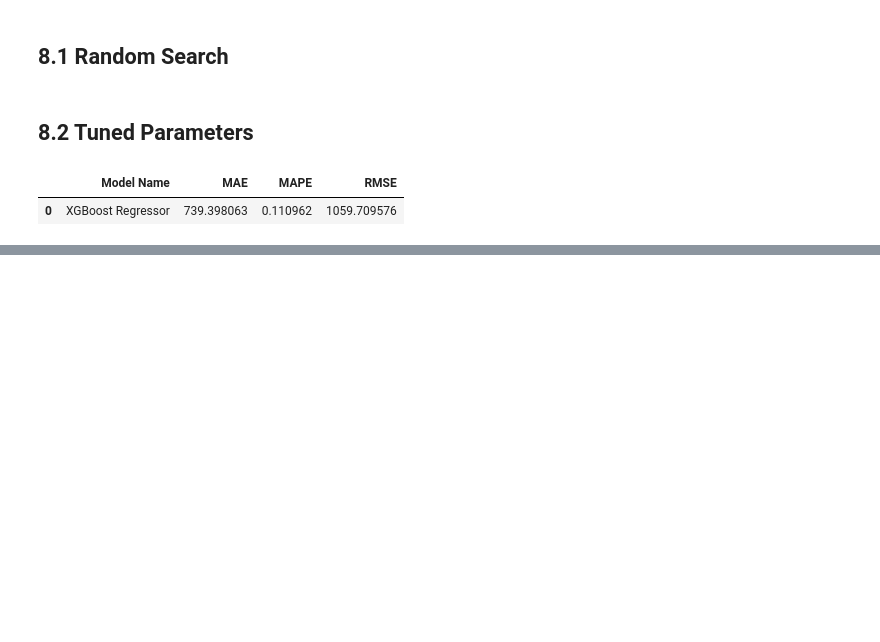
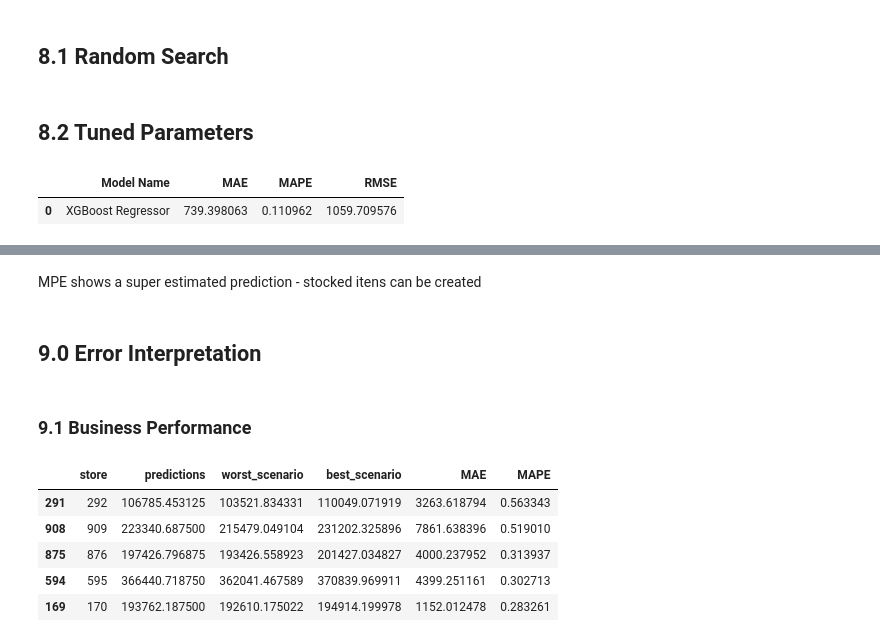
Before and after one commit to andreaugustorossi/Rossmann-Kaggle, a Jupyter notebook: Rossmann_Time_Series.ipynb, the cells around one changed output, grey strips where cells are left out. Saved outputs shown, nothing was run; the diff lists cells and outputs as text; code cells hidden in the pictures; blank space fills up the shorter version.

```diff
--- a/Rossmann_Time_Series.ipynb
+++ b/Rossmann_Time_Series.ipynb
@@ -1408,0 +1417,4 @@ xgb_result_tuned
+# %% [markdown]
+MPE shows a super estimated prediction - stocked itens can be created
+# %% [markdown]
+## 9.0 Error Interpretation
@@ -1408,0 +1427,2 @@ xgb_result_tuned
+# %% [markdown]
+### 9.1 Business Performance
@@ -1408,0 +1447,9 @@ xgb_result_tuned
+# %%
+df92.sort_values( 'MAPE', ascending=False ).head()
+# %% [output]
+|  | store | predictions | worst_scenario | best_scenario | MAE | MAPE |
+| 291 | 292 | 106785.453125 | 103521.834331 | 110049.071919 | 3263.618794 | 0.563343 |
+| 908 | 909 | 223340.687500 | 215479.049104 | 231202.325896 | 7861.638396 | 0.519010 |
+| 875 | 876 | 197426.796875 | 193426.558923 | 201427.034827 | 4000.237952 | 0.313937 |
+| 594 | 595 | 366440.718750 | 362041.467589 | 370839.969911 | 4399.251161 | 0.302713 |
+| 169 | 170 | 193762.187500 | 192610.175022 | 194914.199978 | 1152.012478 | 0.283261 |
```
Also changed, not shown: parts of 12 cells of this notebook, 3 other files.
